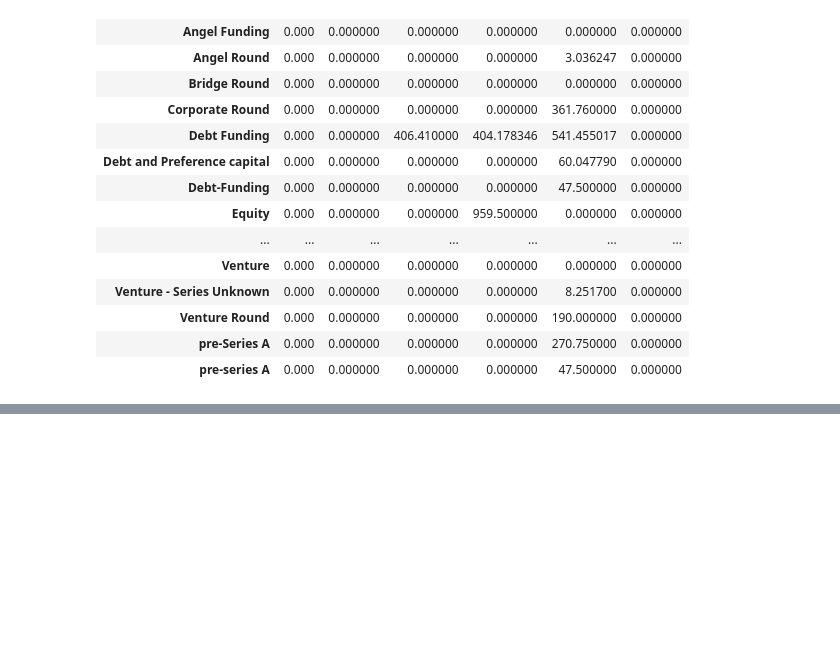
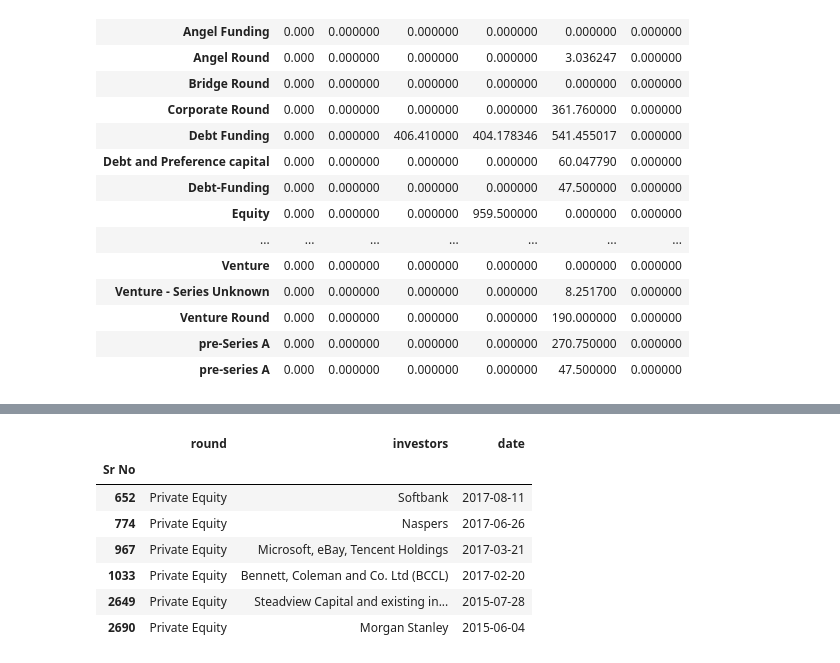
Before and after one commit to AnkitBhardwaj0/python_practice, a Jupyter notebook: pandas/startup_data_cleaning.ipynb, the cells around one changed output, grey strips where cells are left out. Cells and saved outputs as stored; diff of their text form; code cells hidden in the pictures; blank space fills up the shorter version.

```diff
--- a/pandas/startup_data_cleaning.ipynb
+++ b/pandas/startup_data_cleaning.ipynb
@@ -397,0 +534,11 @@ df.pivot_table(index='round',columns='year',values='amount',aggfunc=sum,fill_val
+# %%
+startup_df[['round','investors','date']]
+# %% [output]
+|  | round | investors | date |
+| Sr No |  |  |  |
+| 652 | Private Equity | Softbank | 2017-08-11 |
+| 774 | Private Equity | Naspers | 2017-06-26 |
+| 967 | Private Equity | Microsoft, eBay, Tencent Holdings | 2017-03-21 |
+| 1033 | Private Equity | Bennett, Coleman and Co. Ltd (BCCL) | 2017-02-20 |
+| 2649 | Private Equity | Steadview Capital and existing in... | 2015-07-28 |
+| 2690 | Private Equity | Morgan Stanley | 2015-06-04 |
```
Also changed, not shown: parts of 19 cells of this notebook.
